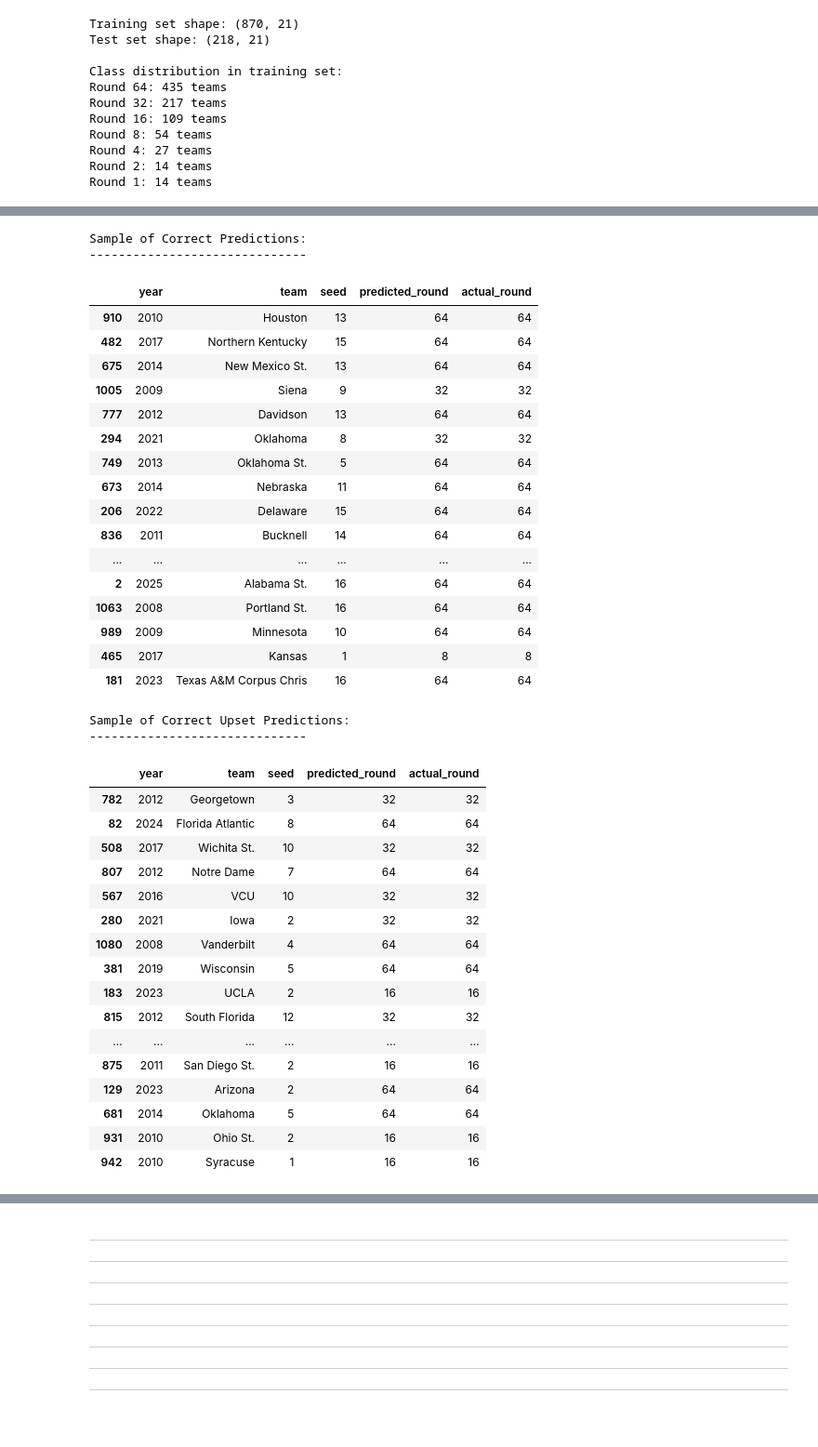
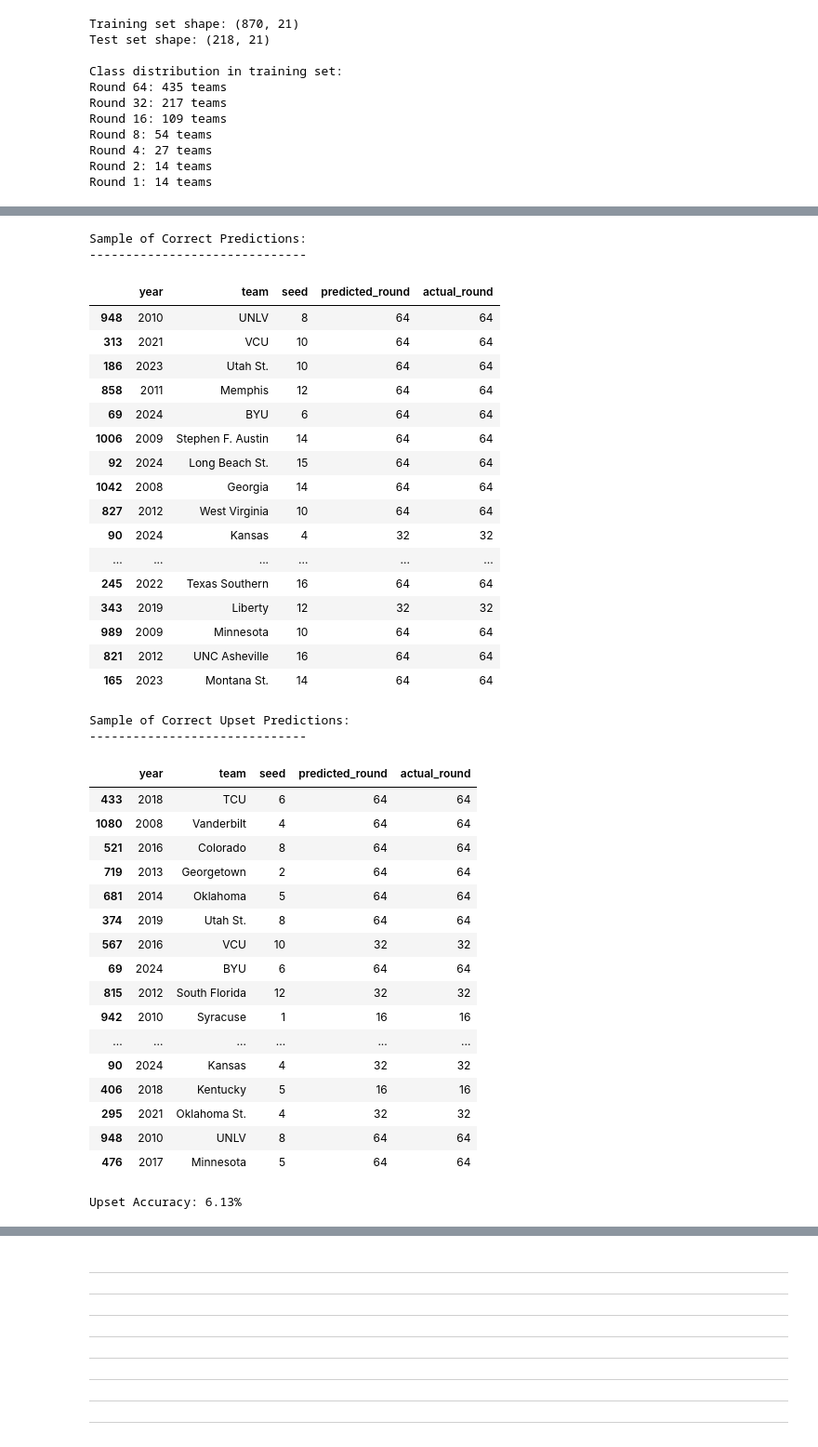
Before and after one commit to baywigg/DS3001Group, a Jupyter notebook: results.ipynb, the cells around one changed output, grey strips where cells are left out. Shown at 93% size. Saved outputs shown, nothing was run; the diff lists cells and outputs as text; code cells hidden in the pictures.

```diff
--- a/results.ipynb
+++ b/results.ipynb
@@ -840,60 +842,71 @@ predictions_df = pd.DataFrame({
 
 # filter for correct predictions, showing relevant columns
 correct_predictions_df = predictions_df[predictions_df['predicted_round'] == predictions_df['actual_round']]
 correct_predictions_df = correct_predictions_df[['year', 'team', 'seed', 'predicted_round', 'actual_round']]
 
 # display df
 print("\nSample of Correct Predictions:")
 print("------------------------------")
 display(correct_predictions_df.sample(20))
 
 # create and display df for correctly predicted upsets
 correct_upsets_df = correct_predictions_df[
     ((correct_predictions_df['seed'] == 1) & (correct_predictions_df['predicted_round'] > 4)) |
     ((correct_predictions_df['seed'] == 2) & (correct_predictions_df['predicted_round'] != 8)) |
     ((correct_predictions_df['seed'].between(3, 4)) & (correct_predictions_df['predicted_round'] != 16)) |
     ((correct_predictions_df['seed'].between(5, 8)) & (correct_predictions_df['predicted_round'] != 32)) |
     ((correct_predictions_df['seed'].between(9, 16)) & (correct_predictions_df['predicted_round'] < 64))
 ]
+num_upsets = len(
+    df[
+        ((df['seed'] == 1) & (df['round'] > 4)) |
+        ((df['seed'] == 2) & (df['round'] != 8)) |
+        ((df['seed'].between(3, 4)) & (df['round'] != 16)) |
+        ((df['seed'].between(5, 8)) & (df['round'] != 32)) |
+        ((df['seed'].between(9, 16)) & (df['round'] < 64))
+    ]
+)
 print("\nSample of Correct Upset Predictions:")
 print("------------------------------")
 display(correct_upsets_df.sample(20))
+print(f"Upset Accuracy: {(len(correct_upsets_df) / num_upsets):.2%}")
 # %% [output]
 Sample of Correct Predictions:
 ------------------------------
 |  | year | team | seed | predicted_round | actual_round |
-| 910 | 2010 | Houston | 13 | 64 | 64 |
-| 482 | 2017 | Northern Kentucky | 15 | 64 | 64 |
-| 675 | 2014 | New Mexico St. | 13 | 64 | 64 |
-| 1005 | 2009 | Siena | 9 | 32 | 32 |
-| 777 | 2012 | Davidson | 13 | 64 | 64 |
-| 294 | 2021 | Oklahoma | 8 | 32 | 32 |
-| 749 | 2013 | Oklahoma St. | 5 | 64 | 64 |
-| 673 | 2014 | Nebraska | 11 | 64 | 64 |
-| 206 | 2022 | Delaware | 15 | 64 | 64 |
-| 836 | 2011 | Bucknell | 14 | 64 | 64 |
+| 948 | 2010 | UNLV | 8 | 64 | 64 |
+| 313 | 2021 | VCU | 10 | 64 | 64 |
+| 186 | 2023 | Utah St. | 10 | 64 | 64 |
+| 858 | 2011 | Memphis | 12 | 64 | 64 |
+| 69 | 2024 | BYU | 6 | 64 | 64 |
+| 1006 | 2009 | Stephen F. Austin | 14 | 64 | 64 |
+| 92 | 2024 | Long Beach St. | 15 | 64 | 64 |
+| 1042 | 2008 | Georgia | 14 | 64 | 64 |
+| 827 | 2012 | West Virginia | 10 | 64 | 64 |
+| 90 | 2024 | Kansas | 4 | 32 | 32 |
 | ... | ... | ... | ... | ... | ... |
-| 2 | 2025 | Alabama St. | 16 | 64 | 64 |
-| 1063 | 2008 | Portland St. | 16 | 64 | 64 |
+| 245 | 2022 | Texas Southern | 16 | 64 | 64 |
+| 343 | 2019 | Liberty | 12 | 32 | 32 |
 | 989 | 2009 | Minnesota | 10 | 64 | 64 |
-| 465 | 2017 | Kansas | 1 | 8 | 8 |
-| 181 | 2023 | Texas A&M Corpus Chris | 16 | 64 | 64 |
+| 821 | 2012 | UNC Asheville | 16 | 64 | 64 |
+| 165 | 2023 | Montana St. | 14 | 64 | 64 |
 Sample of Correct Upset Predictions:
 ------------------------------
 |  | year | team | seed | predicted_round | actual_round |
-| 782 | 2012 | Georgetown | 3 | 32 | 32 |
-| 82 | 2024 | Florida Atlantic | 8 | 64 | 64 |
-| 508 | 2017 | Wichita St. | 10 | 32 | 32 |
-| 807 | 2012 | Notre Dame | 7 | 64 | 64 |
+| 433 | 2018 | TCU | 6 | 64 | 64 |
+| 1080 | 2008 | Vanderbilt | 4 | 64 | 64 |
+| 521 | 2016 | Colorado | 8 | 64 | 64 |
+| 719 | 2013 | Georgetown | 2 | 64 | 64 |
+| 681 | 2014 | Oklahoma | 5 | 64 | 64 |
+| 374 | 2019 | Utah St. | 8 | 64 | 64 |
 | 567 | 2016 | VCU | 10 | 32 | 32 |
-| 280 | 2021 | Iowa | 2 | 32 | 32 |
-| 1080 | 2008 | Vanderbilt | 4 | 64 | 64 |
-| 381 | 2019 | Wisconsin | 5 | 64 | 64 |
-| 183 | 2023 | UCLA | 2 | 16 | 16 |
+| 69 | 2024 | BYU | 6 | 64 | 64 |
 | 815 | 2012 | South Florida | 12 | 32 | 32 |
+| 942 | 2010 | Syracuse | 1 | 16 | 16 |
 | ... | ... | ... | ... | ... | ... |
-| 875 | 2011 | San Diego St. | 2 | 16 | 16 |
-| 129 | 2023 | Arizona | 2 | 64 | 64 |
-| 681 | 2014 | Oklahoma | 5 | 64 | 64 |
-| 931 | 2010 | Ohio St. | 2 | 16 | 16 |
-| 942 | 2010 | Syracuse | 1 | 16 | 16 |
+| 90 | 2024 | Kansas | 4 | 32 | 32 |
+| 406 | 2018 | Kentucky | 5 | 16 | 16 |
+| 295 | 2021 | Oklahoma St. | 4 | 32 | 32 |
+| 948 | 2010 | UNLV | 8 | 64 | 64 |
+| 476 | 2017 | Minnesota | 5 | 64 | 64 |
+Upset Accuracy: 6.13%
```
Also changed, not shown: parts of 3 cells of this notebook.
